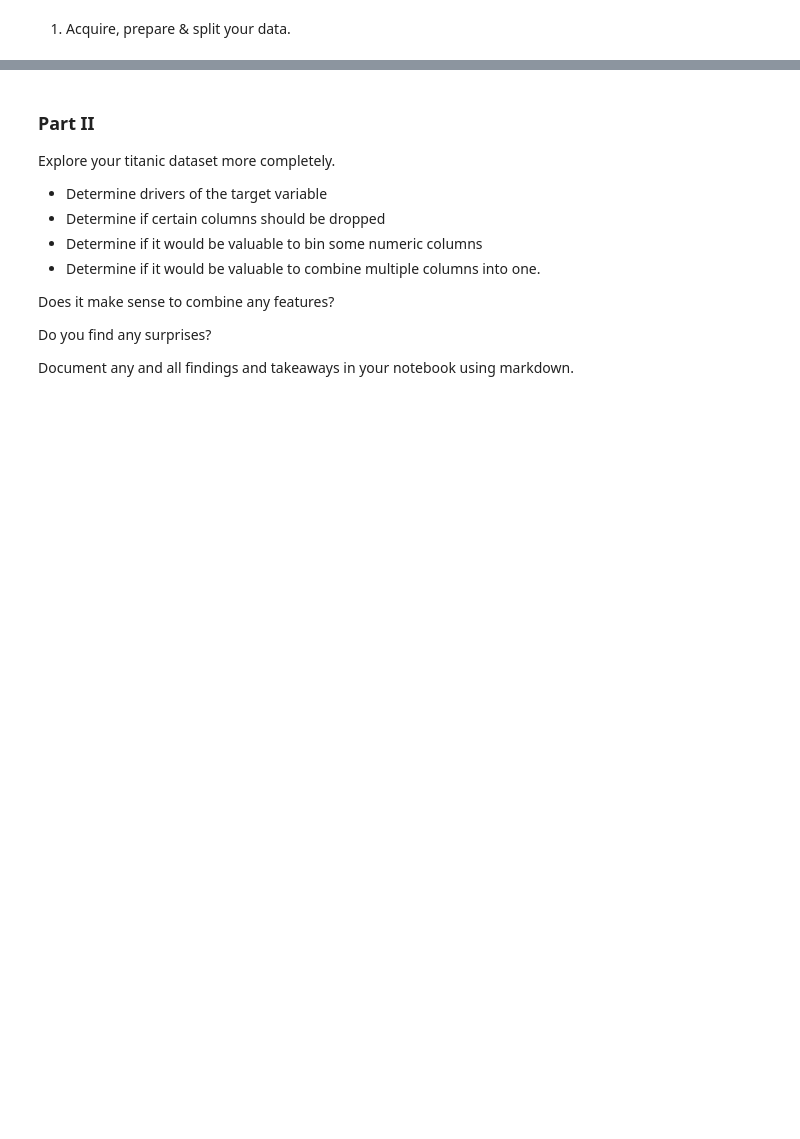
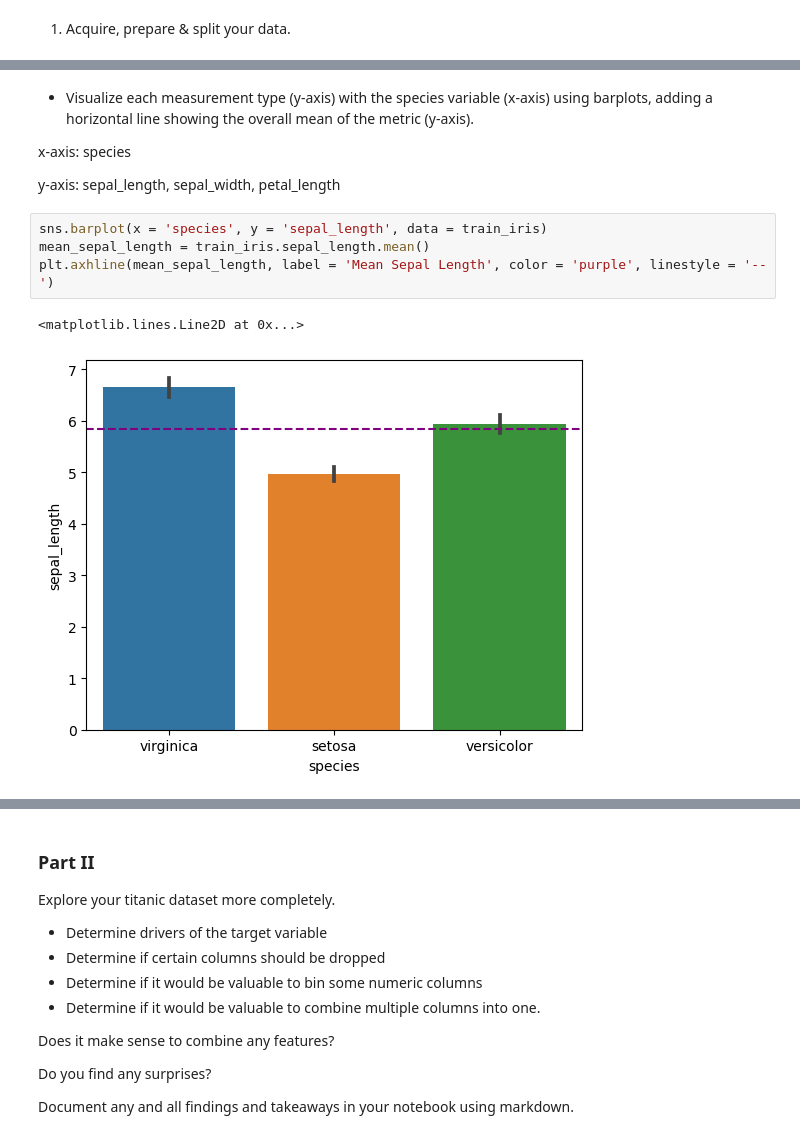
Before and after one commit to stephen-c-perry/classification-exercises, a Jupyter notebook: classification_exercises.ipynb, the cells around one changed output, grey strips where cells are left out. Cells and saved outputs as stored; diff of their text form; blank space fills up the shorter version.

```diff
--- a/classification_exercises.ipynb
+++ b/classification_exercises.ipynb
@@ -913,0 +1024,13 @@ train_telco.size, validate_telco.size, test_telco.size
+# %% [markdown]
+-  Visualize each measurement type (y-axis) with the species variable (x-axis) using barplots, adding a horizontal line showing the overall mean of the metric (y-axis).
+
+x-axis: species
+
+y-axis: sepal_length, sepal_width, petal_length
+# %%
+sns.barplot(x = 'species', y = 'sepal_length', data = train_iris)
+mean_sepal_length = train_iris.sepal_length.mean()
+plt.axhline(mean_sepal_length, label = 'Mean Sepal Length', color = 'purple', linestyle = '--')
+# %% [output]
+<matplotlib.lines.Line2D at 0x...>
+[figure, added]
```
Also changed, not shown: parts of 25 cells of this notebook.
